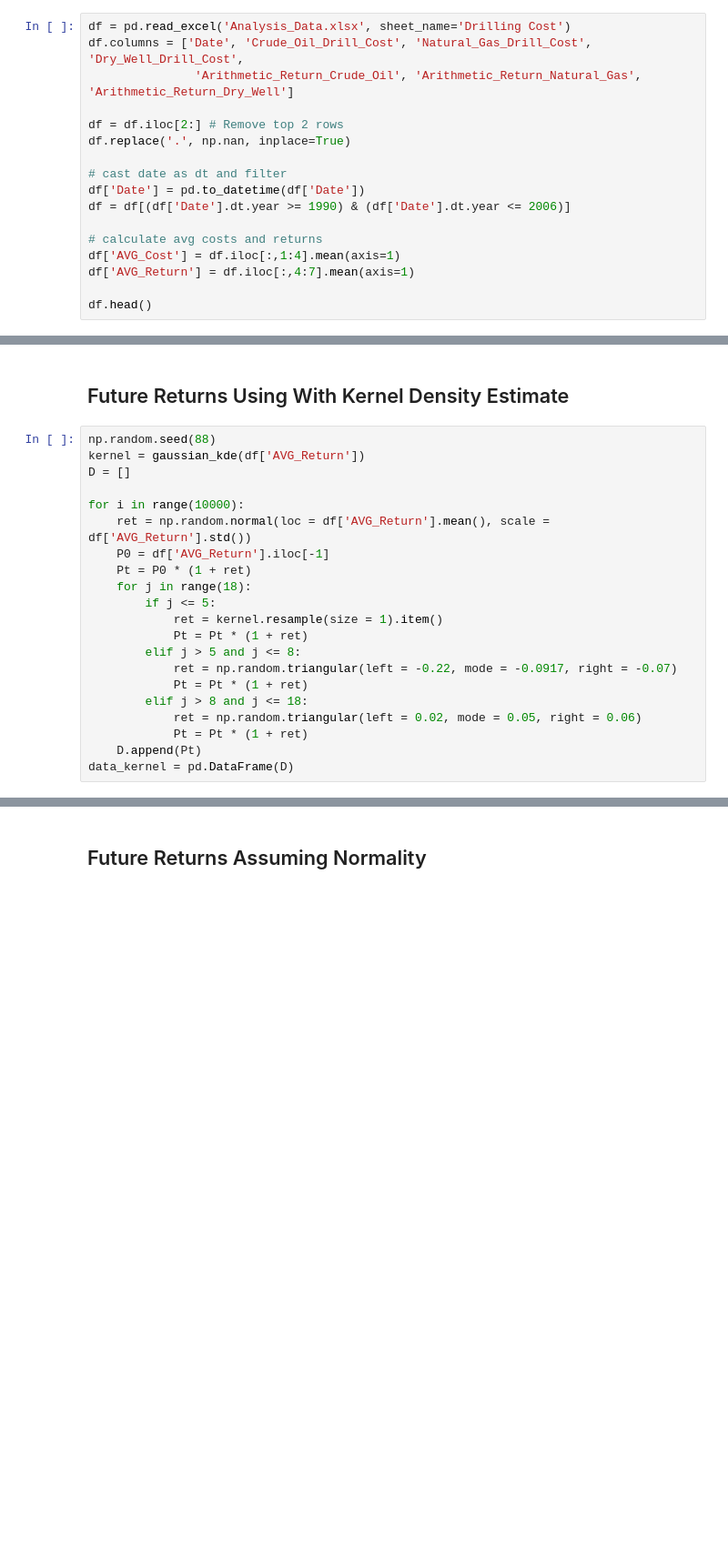
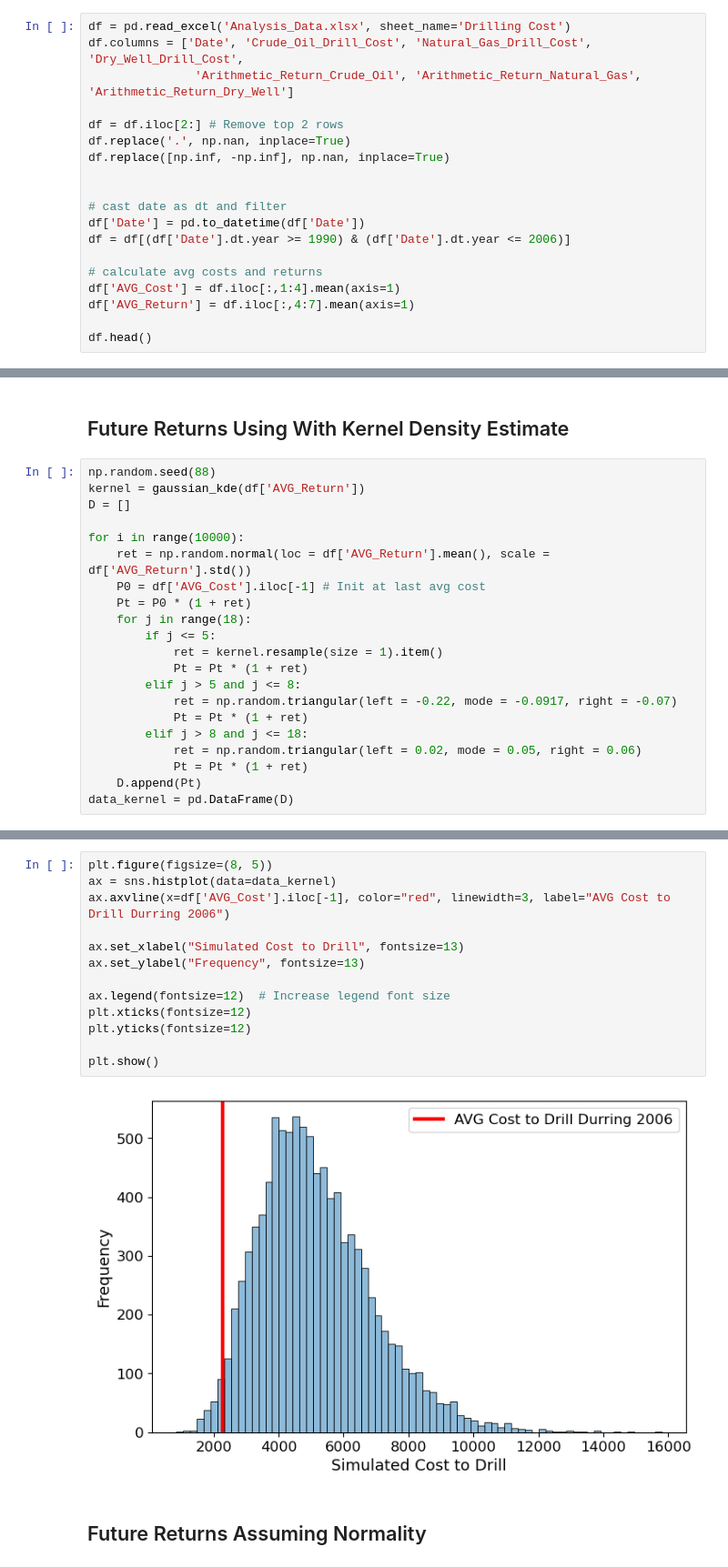
Before and after one commit to SterlingHayden/Simulation-and-Risk, a Jupyter notebook: HW/HW-01/HW-01.ipynb, the cells around one changed output, grey strips where cells are left out. Shown at 91% size. Drawn from its saved outputs; the diff is of its cells as text; blank space fills up the shorter version.

Commit message:
Update costs rather than returns

```diff
--- a/HW/HW-01/HW-01.ipynb
+++ b/HW/HW-01/HW-01.ipynb
@@ -14,6 +14,8 @@ df.columns = ['Date', 'Crude_Oil_Drill_Cost', 'Natural_Gas_Drill_Cost', 'Dry_Wel
 
 df = df.iloc[2:] # Remove top 2 rows
 df.replace('.', np.nan, inplace=True)
+df.replace([np.inf, -np.inf], np.nan, inplace=True)
+
 
 # cast date as dt and filter
 df['Date'] = pd.to_datetime(df['Date'])
@@ -63,7 +65,7 @@ D = []
 
 for i in range(10000):
     ret = np.random.normal(loc = df['AVG_Return'].mean(), scale = df['AVG_Return'].std())
-    P0 = df['AVG_Return'].iloc[-1]
+    P0 = df['AVG_Cost'].iloc[-1] # Init at last avg cost
     Pt = P0 * (1 + ret)
     for j in range(18):
         if j <= 5:
@@ -88,3 +82,18 @@ ax.axvline(x = df['AVG_Return'].iloc[-1], color = "red")
+# %%
+plt.figure(figsize=(8, 5))
+ax = sns.histplot(data=data_kernel)
+ax.axvline(x=df['AVG_Cost'].iloc[-1], color="red", linewidth=3, label="AVG Cost to Drill Durring 2006")
+
+ax.set_xlabel("Simulated Cost to Drill", fontsize=13)
+ax.set_ylabel("Frequency", fontsize=13)
+
+ax.legend(fontsize=12)  # Increase legend font size
+plt.xticks(fontsize=12)
+plt.yticks(fontsize=12)
+
+plt.show()
+# %% [output]
+[figure, added]
 # %% [markdown]
 ## Future Returns Assuming Normality
 # %%
```
Also changed, not shown: parts of 8 cells of this notebook.
